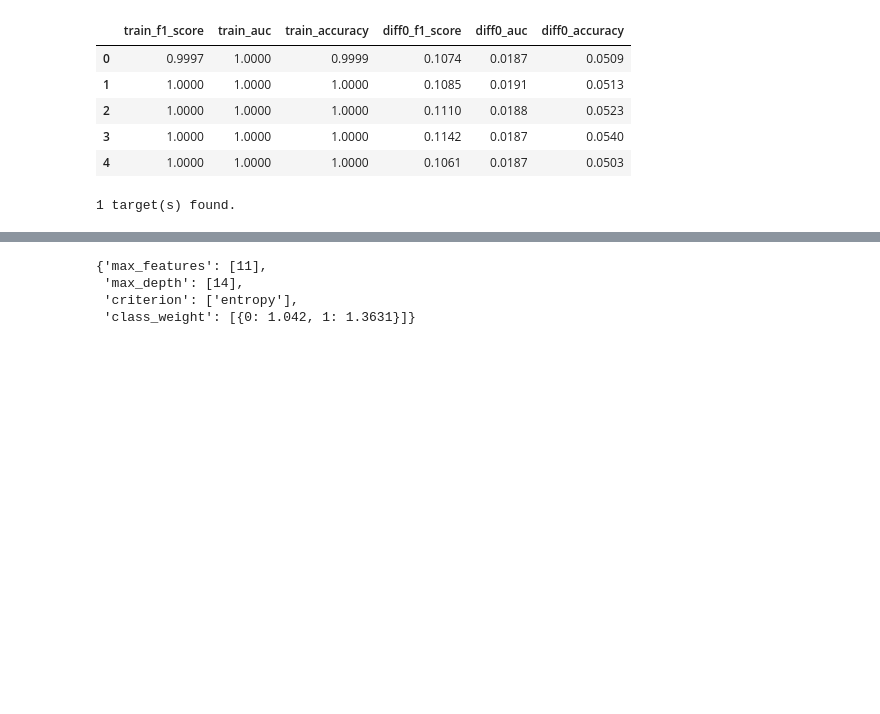
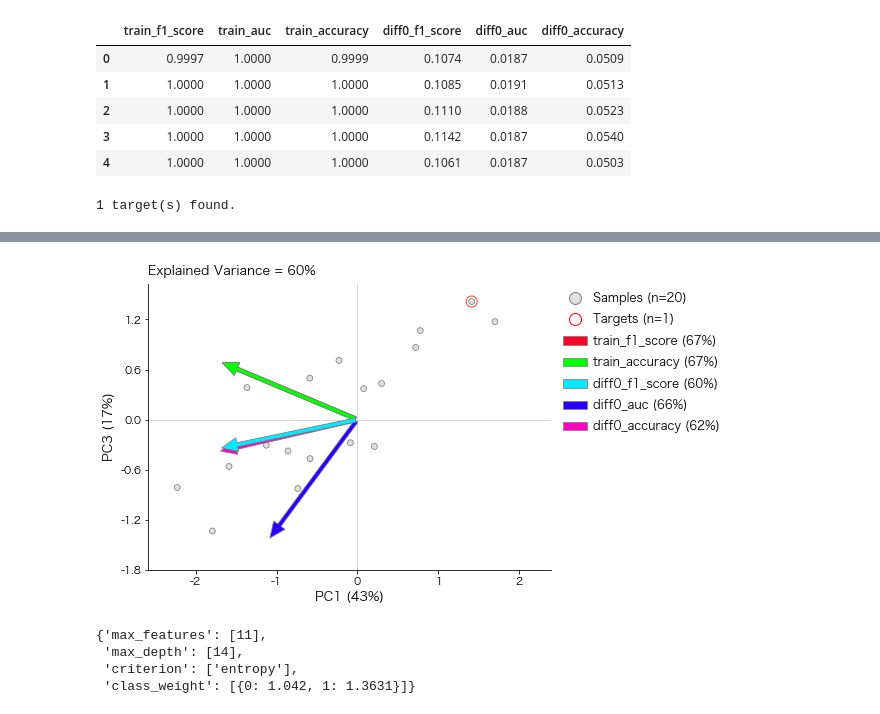
Before and after one commit to Nak007/RandomSearch, a Jupyter notebook: RandomSearch_colab.ipynb, the cells around one changed output, grey strips where cells are left out. Saved outputs shown, nothing was run; the diff lists cells and outputs as text; code cells hidden in the pictures; blank space fills up the shorter version.

```diff
--- a/RandomSearch_colab.ipynb
+++ b/RandomSearch_colab.ipynb
@@ -162 +178,5 @@ ax = visualize.plot(target=target1, pc_pair=(0,1))
+# %%
+ax = PCF.plot(pc_pair=(0,2), target=target1, arrow_colors=arrow_colors, whis=1)
+# %% [output]
+[figure, added]
 # %%
```
Also changed, not shown: parts of 14 cells of this notebook, 3 other files.
